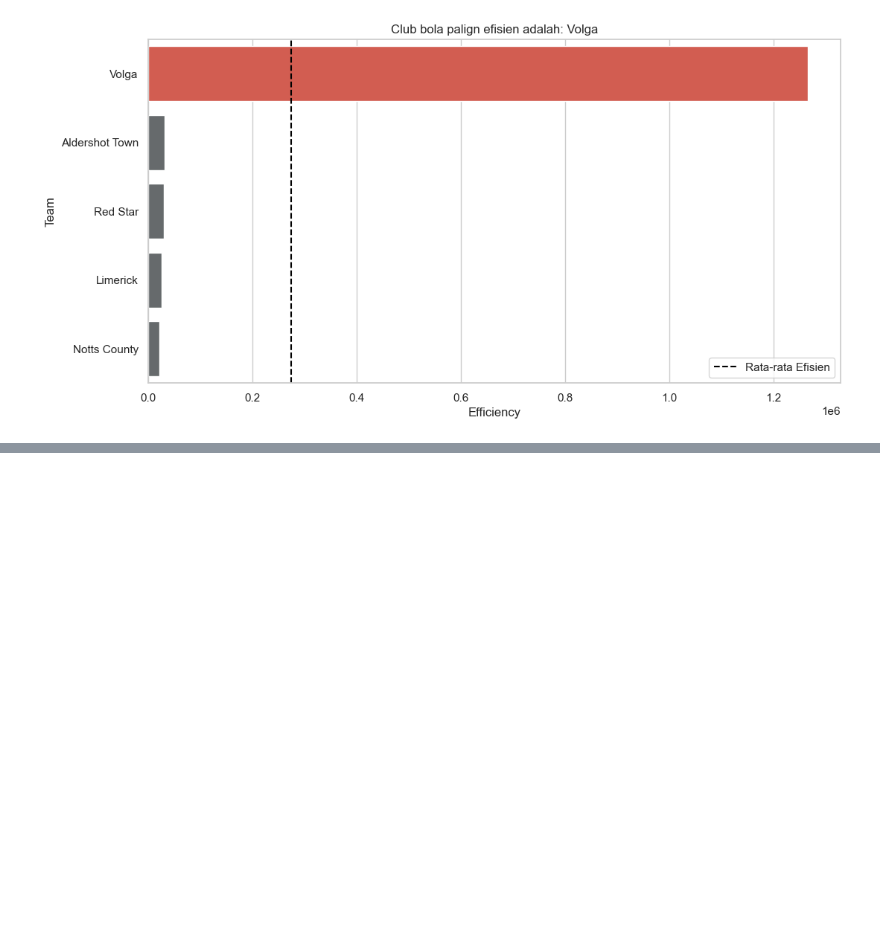
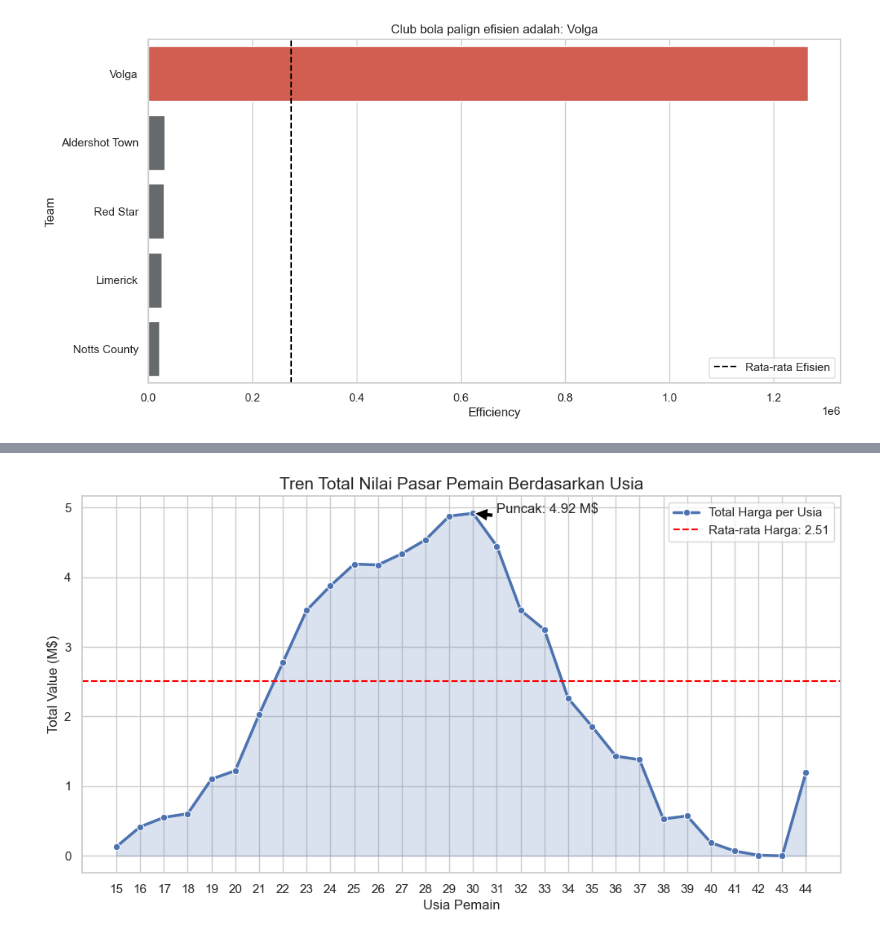
Before and after one commit to HafidzAfrieno/Project-Data-Analyst-Part-1, a Jupyter notebook: fifa_player_analyst.ipynb, the cells around one changed output, grey strips where cells are left out. Saved outputs shown, nothing was run; the diff lists cells and outputs as text; code cells hidden in the pictures; blank space fills up the shorter version.

```diff
--- a/fifa_player_analyst.ipynb
+++ b/fifa_player_analyst.ipynb
@@ -385,0 +448,17 @@ Passing `palette` without assigning `hue` is deprecated and will be removed in v
+# %%
+plt.figure(figsize=(12, 6))
+sns.lineplot(x=age_player.index, y=age_player.values, marker='o', color='b', linewidth=2.5, label='Total Harga per Usia')
+# 4. Tambahkan area di bawah garis agar lebih estetik (Area Chart)
+plt.fill_between(age_player.index, age_player.values, alpha=0.2, color='b')
+plt.axhline(mean_value, color='red', linestyle='--', label=f'Rata-rata Harga: {mean_value}')
+plt.annotate(f'Puncak: {max_val:.2f} M$',xy=(max_age,max_val),xytext=(max_age+1,max_val),arrowprops=dict(facecolor = 'black',shrink=0.05))
+
+plt.title('Tren Total Nilai Pasar Pemain Berdasarkan Usia', fontsize=15)
+plt.xlabel('Usia Pemain', fontsize=12)
+plt.ylabel('Total Value (M$)', fontsize=12)
+plt.xticks(age_player.index) # Menampilkan semua angka usia di sumbu X
+plt.legend()
+
+plt.show()
+# %% [output]
+[figure, added]
```
Also changed, not shown: parts of 19 cells of this notebook.
